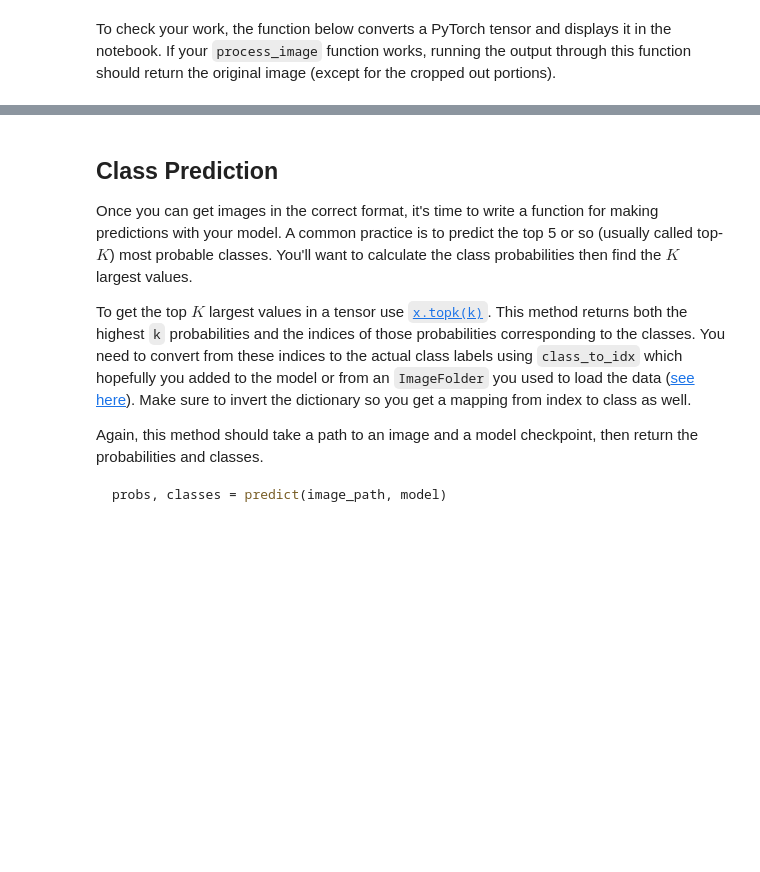
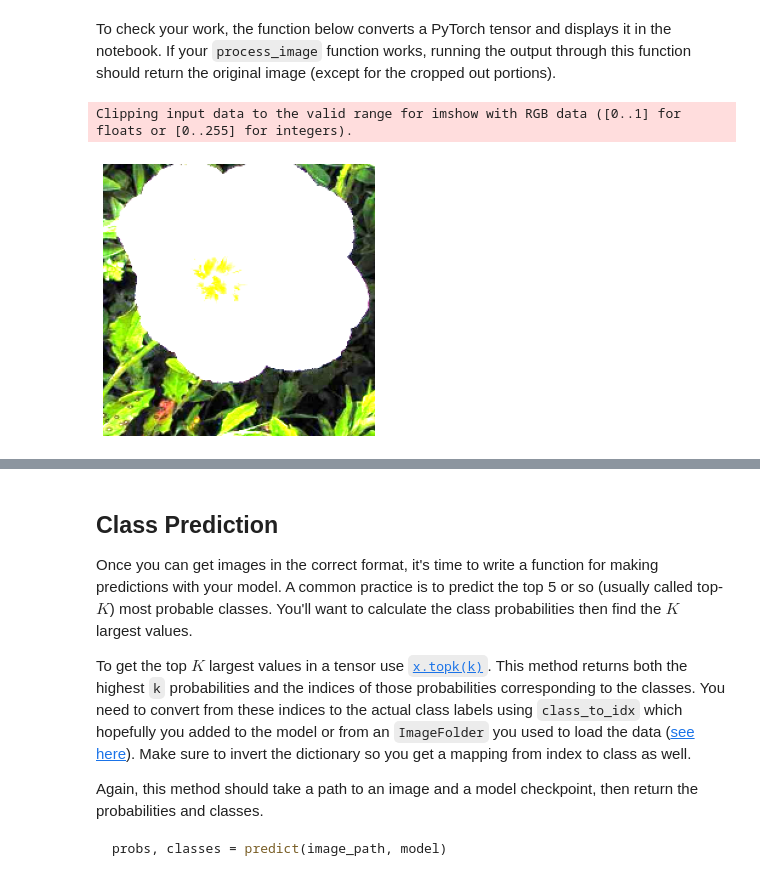
Before and after one commit to Real-Khan/AIPND, a Jupyter notebook: Image Classifier Project - TF Method.ipynb, the cells around one changed output, grey strips where cells are left out. Saved outputs shown, nothing was run; the diff lists cells and outputs as text; code cells hidden in the pictures; blank space fills up the shorter version.

```diff
--- a/Image Classifier Project - TF Method.ipynb
+++ b/Image Classifier Project - TF Method.ipynb
@@ -302,2 +416,22 @@ def process_image(image):
+# %%
+def process_image(image):
+    ''' Scales, crops, and normalizes a PIL image for a PyTorch model,
+        returns an Numpy array
+    '''
+    std= np.array([0.229, 0.224, 0.225])
+    mean=[0.485, 0.456, 0.406]
+    variance = std ** 2
+
+    image_file = Image.open(image)
+    image_tensor = tf.convert_to_tensor(image_file)
+    adjustment = tf.keras.Sequential([
+        tf.keras.layers.Resizing(255, 255),
+        tf.keras.layers.CenterCrop(224, 224),
+        tf.keras.layers.Normalization(mean = mean,
+                                      variance = variance)
+        ])
+
+    image_tensor = adjustment(image_tensor)
+    return image_tensor
 # %% [markdown]
 To check your work, the function below converts a PyTorch tensor and displays it in the notebook. If your `process_image` function works, running the output through this function should return the original image (except for the cropped out portions).
@@ -324,0 +438,11 @@ def imshow(image, ax=None, title=None):
+# %%
+#Show image after process
+def imshow_1(image, ax=None, title=None):
+    plt.figure(figsize=(5, 5))
+    plt.imshow(image/255)
+    plt.axis('off')
+
+imshow_1(process_image("flowers/test/1/image_06743.jpg"))
+# %% [output]
+Clipping input data to the valid range for imshow with RGB data ([0..1] for floats or [0..255] for integers).
+[figure, added]
```
Also changed, not shown: parts of 53 cells of this notebook, 6 other files.
